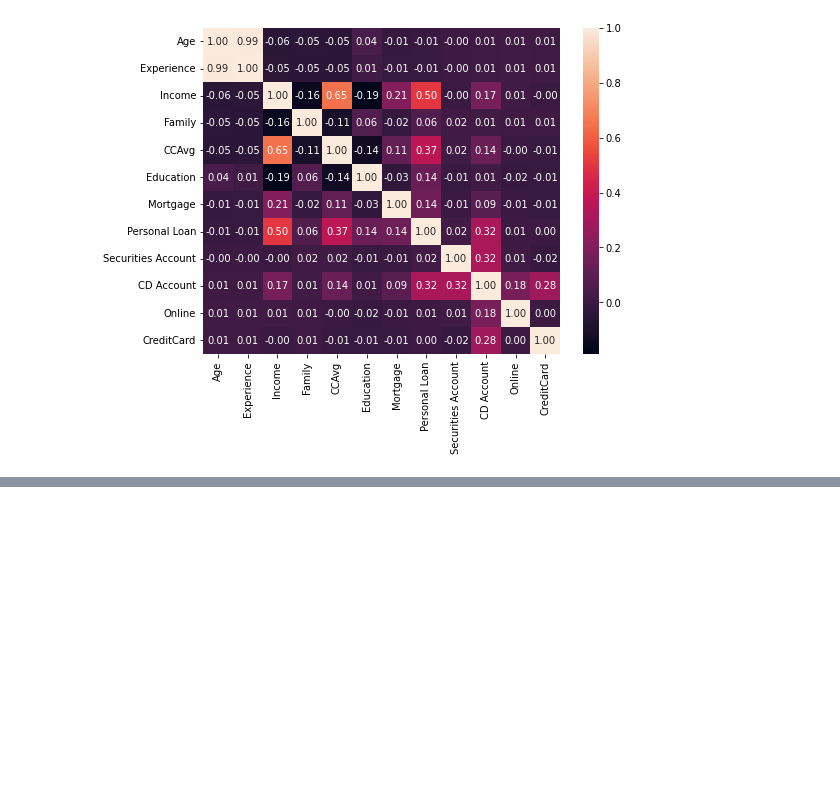
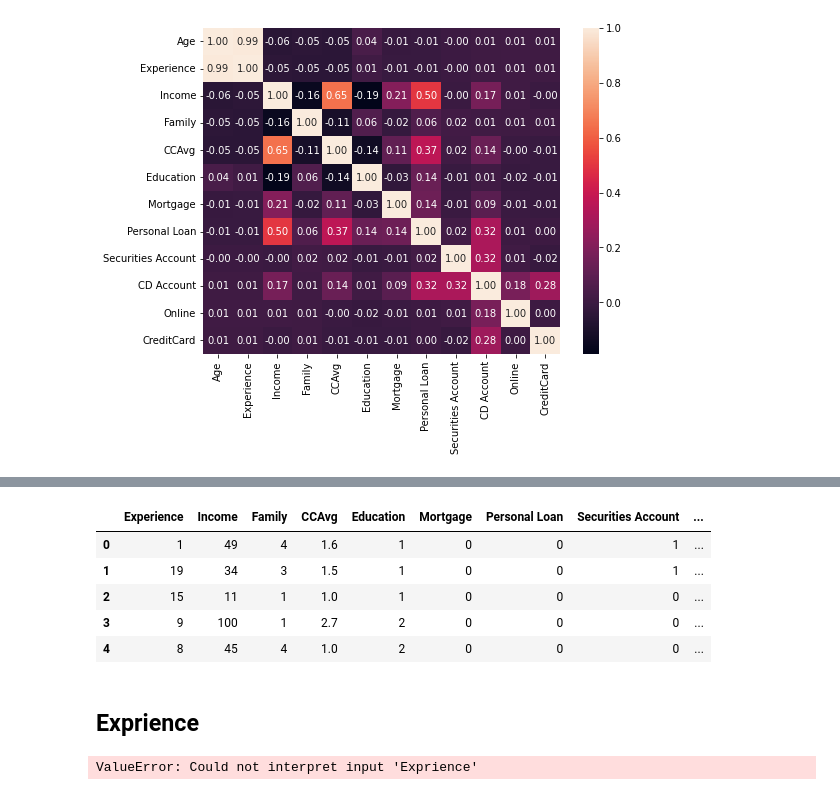
Before and after one commit to CaptaiN785/ML-Notebooks, a Jupyter notebook: Naive_bayes/main.ipynb, the cells around one changed output, grey strips where cells are left out. Saved outputs shown, nothing was run; the diff lists cells and outputs as text; code cells hidden in the pictures; blank space fills up the shorter version.

```diff
--- a/Naive_bayes/main.ipynb
+++ b/Naive_bayes/main.ipynb
@@ -172,0 +195,17 @@ sns.heatmap(df_corr, annot = True, fmt = '1.2f')
+# %%
+df.drop('Age', axis = 1, inplace = True)
+# %%
+df.head()
+# %% [output]
+|  | Experience | Income | Family | CCAvg | Education | Mortgage | Personal Loan | Securities Account | ... |
+| 0 | 1 | 49 | 4 | 1.6 | 1 | 0 | 0 | 1 | ... |
+| 1 | 19 | 34 | 3 | 1.5 | 1 | 0 | 0 | 1 | ... |
+| 2 | 15 | 11 | 1 | 1.0 | 1 | 0 | 0 | 0 | ... |
+| 3 | 9 | 100 | 1 | 2.7 | 2 | 0 | 0 | 0 | ... |
+| 4 | 8 | 45 | 4 | 1.0 | 2 | 0 | 0 | 0 | ... |
+# %% [markdown]
+## Exprience
+# %%
+sns.barplot(x='Personal Loan', y='Exprience', data  = df)
+# %% [output]
+ValueError: Could not interpret input 'Exprience'
```
Also changed, not shown: parts of 6 cells of this notebook.
